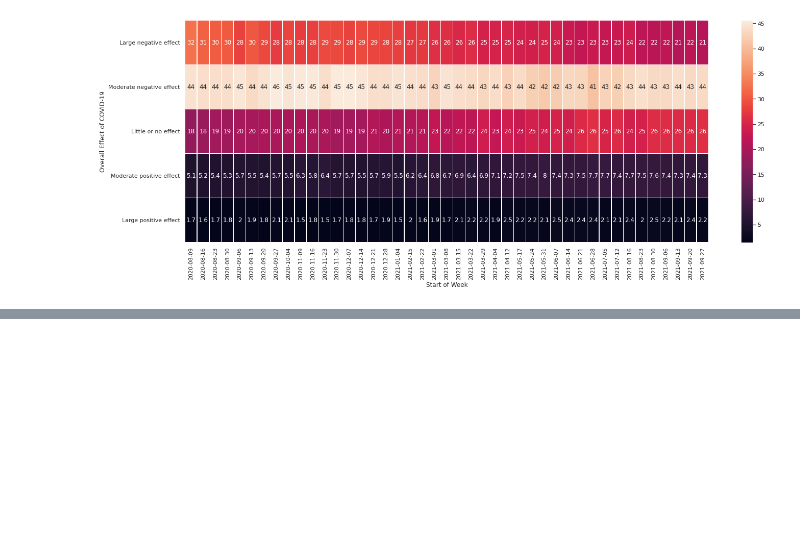
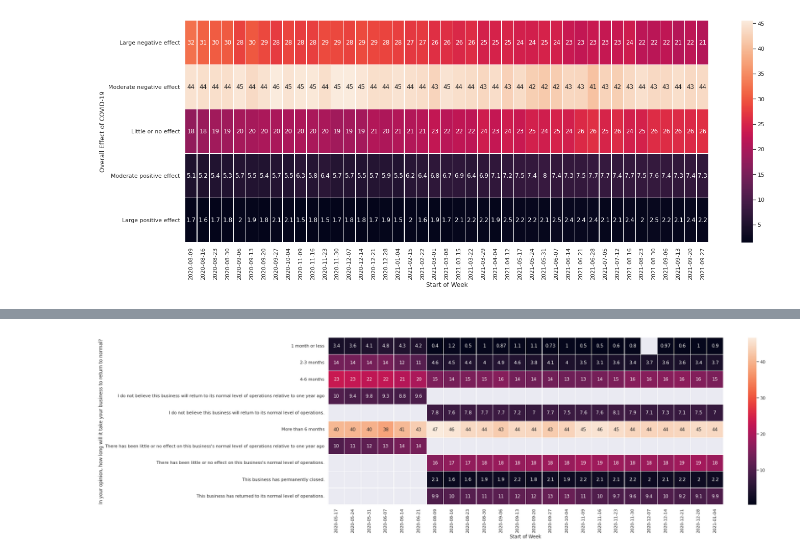
Before and after one commit to elizabethyoo/team_9, a Jupyter notebook: SBPS_surveylevel.ipynb, the cells around one changed output, grey strips where cells are left out. Cells and saved outputs as stored; diff of their text form; code cells hidden in the pictures; blank space fills up the shorter version.

```diff
--- a/SBPS_surveylevel.ipynb
+++ b/SBPS_surveylevel.ipynb
@@ -24,5 +24,5 @@ Drive already mounted at /content/drive; to attempt to forcibly remount, call dr
 # %%
-combo_df = pd.read_csv('/content/drive/MyDrive/DS4A/Group 9 Project Documents/Datasets/business_pulse/combined_state_sector.csv')
+combo_df = pd.read_csv('/content/drive/MyDrive/DS4A/Datasets /business_pulse/combined_state_sector.csv')
 # %%
 combo_df.head()
 # %% [output]
@@ -178,3 +178,7 @@ plt.ylabel("Overall Effect of COVID-19")
 plt.show()
 # %% [output]
 [figure]
+# %%
+ReturnNormalFilter = combo_df_state.QUESTION == "In your opinion, how much time do you think will pass before this business returns to its normal level of operations relative to one year ago?"
+ReturnNormal_state_df = combo_df_state[ReturnNormalFilter]
+ReturnNormal_state_df
@@ -180,0 +199,4 @@ plt.show()
+# %%
+ReturnNormal_state_df = ReturnNormal_state_df.groupby(['ANSWER_TEXT', 'DATE_START'], as_index=False).mean()
+ReturnNormal_state_df = ReturnNormal_state_df.drop(columns=['INSTRUMENT_ID', 'ANSWER_ID', 'SE'])
+ReturnNormal_state_df
@@ -180,0 +217,3 @@ plt.show()
+# %%
+ReturnNormal = ReturnNormal_state_df.pivot("ANSWER_TEXT", "DATE_START", "ESTIMATE_PERCENTAGE")
+ReturnNormal
@@ -180,0 +233,9 @@ plt.show()
+# %%
+# figure size in inches
+sns.set(rc={'figure.figsize':(23,8)})
+heatmap = sns.heatmap(ReturnNormal, annot=True, linewidths=.2)
+plt.xlabel("Start of Week")
+plt.ylabel("In your opinion, how long will it take your business to return to normal?")
+plt.show()
+# %% [output]
+[figure, added]
```
Also changed, not shown: parts of 5 cells of this notebook.
